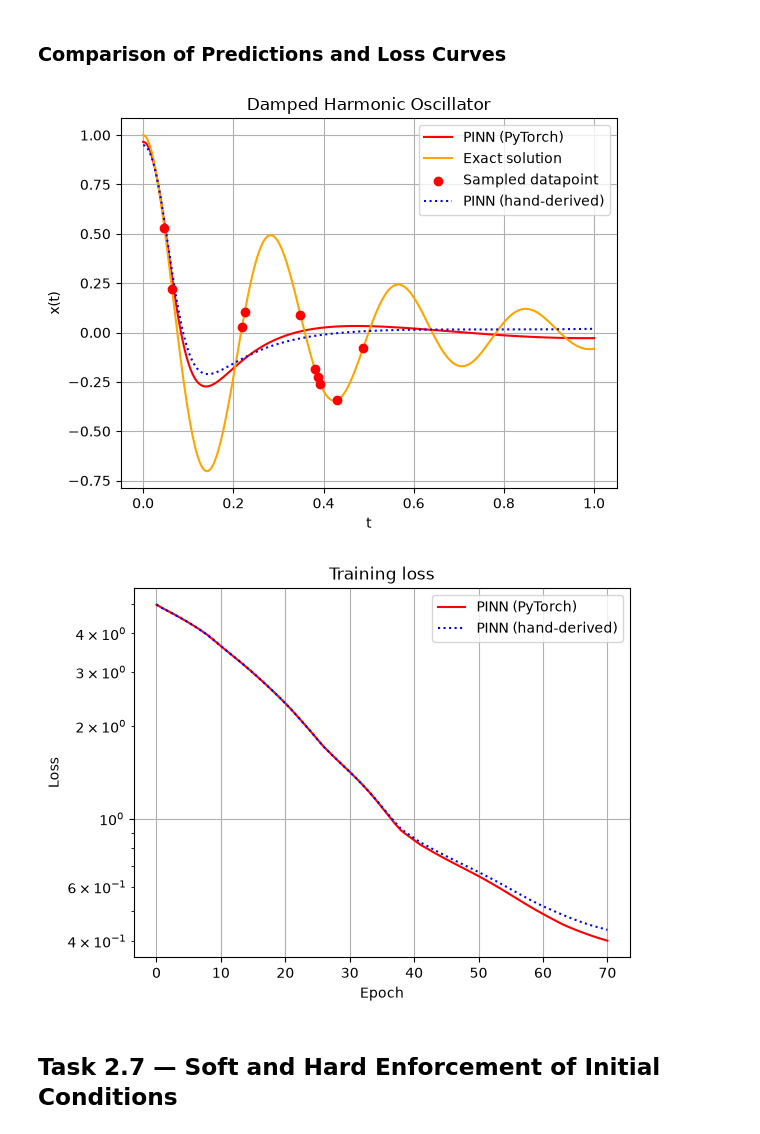
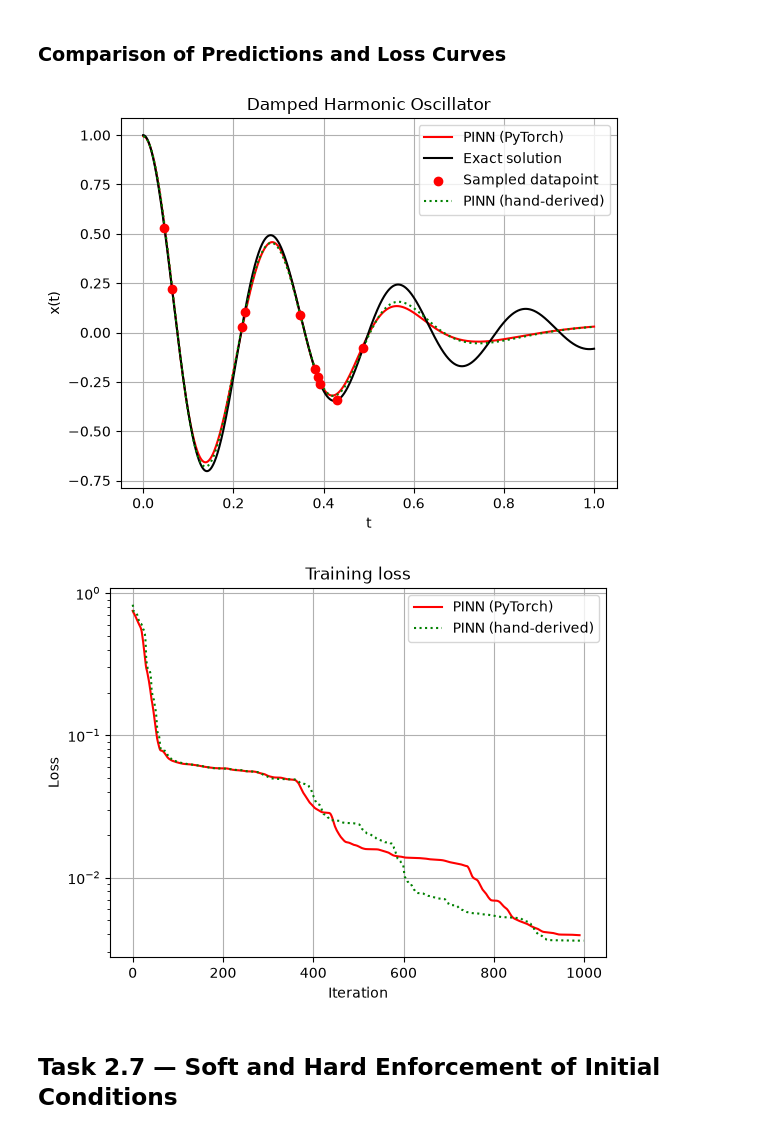
Before and after one commit to oscarlomborg/02456_PINN-Project_Group55, a Jupyter notebook: Task2.ipynb, the cells around one changed output. Drawn from its saved outputs; the diff is of its cells as text; code cells hidden in the pictures.

```diff
--- a/Task2.ipynb
+++ b/Task2.ipynb
@@ -581,0 +618,19 @@ plt.show()
+# %%
+x_exact = x_sol(t_test).flatten()
+
+for file in files:
+    with np.load(file) as model:
+        trained_params = unflatten(model["params"].copy())
+        lam_phys = model["lam_phys"].item()
+
+    # PINN prediction
+    x_pred = f(t_test, trained_params).flatten()
+
+    # L2 error
+    L2_error = np.linalg.norm(x_pred - x_exact)
+
+    print(
+        f"lambda_IC={lam_IC:.0e} | "
+        f"lambda_phys={lam_phys:.0e} | "
+        f"L2 error={L2_error:.3e}"
+    )
@@ -797,8 +920,13 @@ Message: STOP: TOTAL NO. OF ITERATIONS REACHED LIMIT
 ### Comparison of Predictions and Loss Curves
 # %%
 # Evaluate trained model on the full time interval
+t_test = torch.linspace(t0, T, 10000).unsqueeze(1)
+
+pinn = Net(1, 1, [32])
+pinn.load_state_dict(torch.load("pinn.pth", weights_only=True))
+
+# Evaluation
 pinn.eval()
-t_test = torch.linspace(t0, T, 10000).unsqueeze(1)
 
 with torch.no_grad():
     x_pred = pinn(t_test)
@@ -807,42 +935,48 @@ plt.figure()
 plt.plot(t_test.numpy(), x_pred.numpy(), label="PINN (PyTorch)", color="red")
 
 # Plot the exact analytical solution
-plt.plot(t_test, x_sol(t_test), label="Exact solution", color="orange")
+# Exact solution
+plt.plot(t_test, x_sol(t_test), label="Exact solution", color="black")
 
 # Datapoint
 plt.scatter(t_data, x_data, color="red", label="Sampled datapoint", zorder=5)
 
 # Evaluation Numpy
 t_test = np.linspace(t0, T, 10000)
+with np.load("numpy_pinn_phys1e-05.npz") as model:
+        trained_params = unflatten(model["params"].copy())
+        numpy_losses = model["Loss"].copy()
 x_pred = f(t_test, trained_params).flatten()
 
 # Plot PINN approximation
-plt.plot(t_test, x_pred, label="PINN (hand-derived)", linestyle=':', color="blue")
+plt.plot(t_test, x_pred, label="PINN (hand-derived)", linestyle=':', color="green")
 
 plt.xlabel("t")
 plt.ylabel("x(t)")
 plt.grid()
 plt.title("Damped Harmonic Oscillator")
 plt.legend()
+# plt.tight_layout()
 plt.show()
 
 # Moving average
-window = 30
+window = 10
 torch_losses = np.convolve(loss_history, np.ones(window)/window, mode='valid')
 
 plt.figure()
 plt.plot(torch_losses, label="PINN (PyTorch)", color="red")
-plt.plot(numpy_losses, label="PINN (hand-derived)", linestyle=':', color="blue")
+plt.plot(numpy_losses, label="PINN (hand-derived)", linestyle=':', color="green")
 plt.xlabel("Iteration")
 plt.ylabel("Loss")
 plt.yscale("log")
 plt.grid()
 plt.title("Training loss")
 plt.legend()
+# plt.tight_layout()
 plt.show()
 # %% [output]
-[figure, old version]
+[figure, new version]
-[figure, old version]
+[figure, new version]
 # %% [markdown]
 ## Task 2.7 — Soft and Hard Enforcement of Initial Conditions
 # %% [markdown]
```
Also changed, not shown: parts of 15 cells of this notebook, 15 other files.
